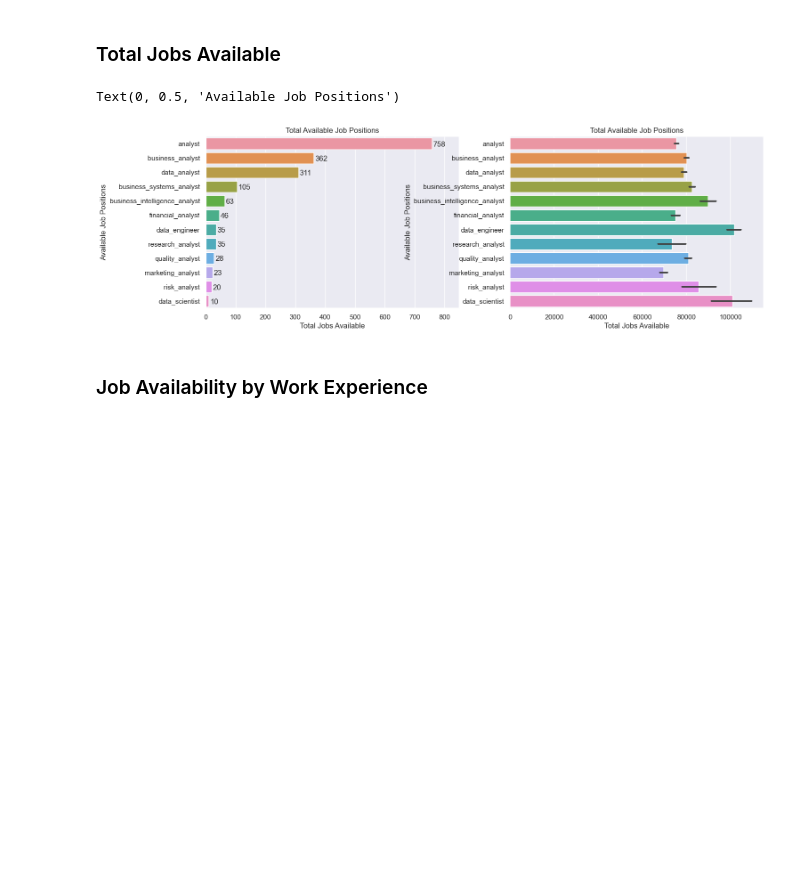
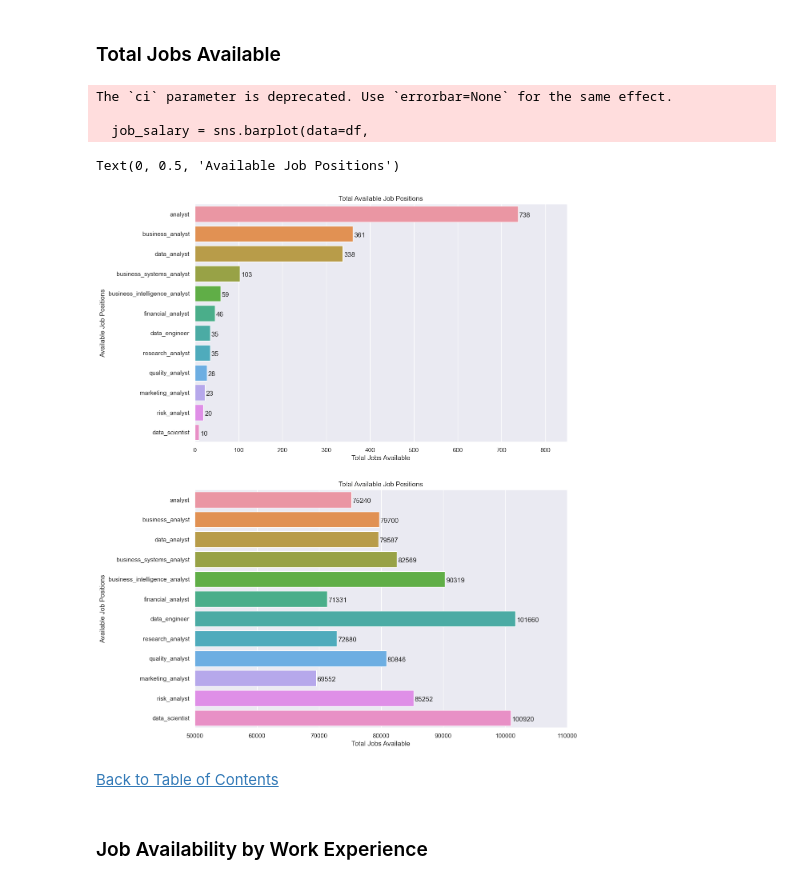
Before and after one commit to jasondo-da/Canadian_Data_Science_Jobs_Analysis, a Jupyter notebook: da_job_posts_canada_analysis.ipynb, the cells around one changed output. Cells and saved outputs as stored; diff of their text form; code cells hidden in the pictures; blank space fills up the shorter version.

```diff
--- a/da_job_posts_canada_analysis.ipynb
+++ b/da_job_posts_canada_analysis.ipynb
@@ -682,3 +196,0 @@ array(['unknown', 'on', 'bc', 'ab', 'sk', 'qc', 'pe', 'nb', 'ns', 'mb',
-# %%
-df['province'] = df['province'].replace('unknown', 'unspecified')
-df['province'].unique()
@@ -986,17 +196,0 @@ array(['0', '105000', '62.66', '51.78', '113847', '56.27', '128809',
-# %%
-def clean_max_sal(value):
-    if str(value)[0:5] == str(value)[5:10]:
-        return str(value)[5:]
-
-    elif str(value)[0:5] == str(value)[6:11]:
-        return str(value)[5:]
-
-    else:
-        return value
-
-df['max_salary'] = df['max_salary'].apply(clean_max_sal)
-df['max_salary'] = df['max_salary'].str.replace('-', '')
-df['max_salary'] = df['max_salary'].str.replace('None', '0')
-df['max_salary'] = df['max_salary'][df['max_salary'].str.len() < 7]
-df['max_salary'].fillna('0', inplace=True)
-df['max_salary'].unique()
@@ -1176,42 +1172,60 @@ memory usage: 147.5+ KB
 # %% [markdown]
 ### Total Jobs Available
 # %%
-plt.figure(figsize=[25, 5])
+plt.figure(figsize=[12, 17])
 sns.set(style='darkgrid')
 
-plt.subplot(1, 3, 1)
+plt.subplot(2, 1, 1)
 total_jobs = sns.countplot(data=df,
               y='job_title',
               order=df['job_title'].value_counts().index)
 
 for rect in total_jobs.patches:
     y_value = rect.get_y() + (rect.get_height() + 0.2) / 2
     x_value = rect.get_width()
     label = '{:.0f}'.format(x_value)
     total_jobs.annotate(label,
                         (x_value, y_value),
                         xytext=(2, 1),
                         textcoords='offset points',
                         ha='left',
                         va='center')
 
 plt.title('Total Available Job Positions')
 plt.xlabel('Total Jobs Available')
 plt.xlim([0,850])
 plt.ylabel('Available Job Positions')
 
-plt.subplot(1, 3, 2)
-sns.barplot(data=df,
+plt.subplot(2, 1, 2)
+job_salary = sns.barplot(data=df,
                       x='avg_salary',
                       y='job_title',
-                      order = df['job_title'].value_counts().index)
+                      order = df['job_title'].value_counts().index,
+                      ci=None)
+
+for rect in job_salary.patches:
+    y_value = rect.get_y() + (rect.get_height() + 0.2) / 2
+    x_value = rect.get_width()
+    label = '{:.0f}'.format(x_value)
+    job_salary.annotate(label,
+                        (x_value, y_value),
+                        xytext=(2, 1),
+                        textcoords='offset points',
+                        ha='left',
+                        va='center')
 
 plt.title('Total Available Job Positions')
 plt.xlabel('Total Jobs Available')
+plt.xlim([50000, 110000])
 plt.ylabel('Available Job Positions')
 # %% [output]
-Text(0, 0.5, 'Available Job Positions')
+The `ci` parameter is deprecated. Use `errorbar=None` for the same effect.
+
+  job_salary = sns.barplot(data=df,
+Text(0, 0.5, 'Available Job Positions')
-[figure, old version]
+[figure, new version]
+# %% [markdown]
+[Back to Table of Contents](#back)
 # %% [markdown]
 ### Job Availability by Work Experience
 # %%
```
Also changed, not shown: parts of 81 cells of this notebook.
